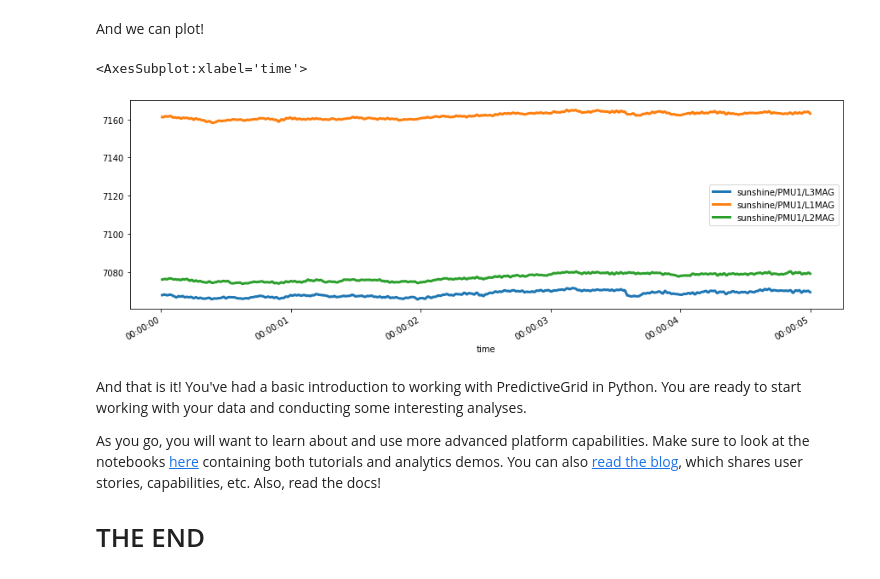
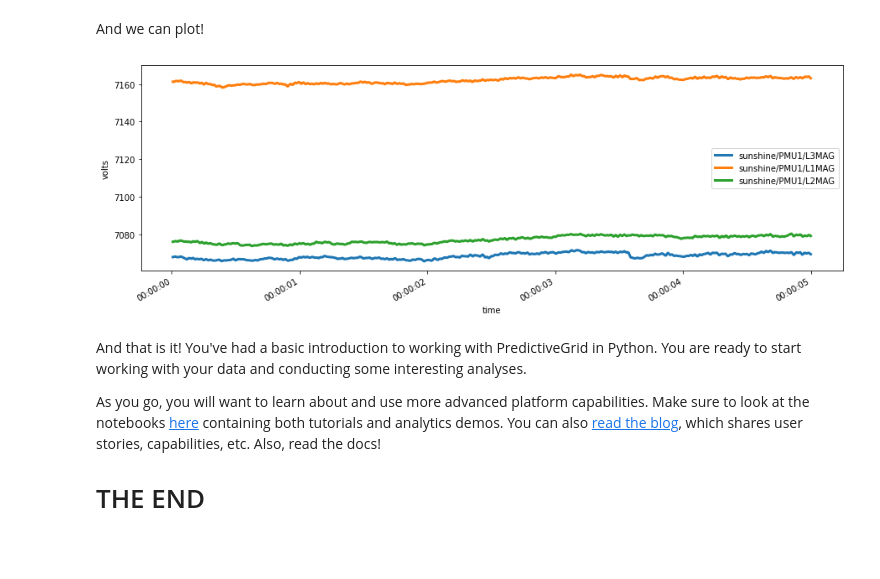
Before and after one commit to PingThingsIO/ni4ai-notebooks, a Jupyter notebook: tutorials/0 - Quick Start Guide.ipynb, the cells around one changed output. Drawn from its saved outputs; the diff is of its cells as text; code cells hidden in the pictures; blank space fills up the shorter version.

```diff
--- a/tutorials/0 - Quick Start Guide.ipynb
+++ b/tutorials/0 - Quick Start Guide.ipynb
@@ -412,10 +416,9 @@ data.head()
 # %% [markdown]
 And we can plot!
 # %%
-data.plot(figsize=(15, 5), linewidth=3)
+data.plot(figsize=(15, 5), linewidth=3, ylabel='volts');
 # %% [output]
-<AxesSubplot:xlabel='time'>
-[figure, old version]
+[figure, new version]
 # %% [markdown]
 And that is it! You've had a basic introduction to working with PredictiveGrid in Python. You are ready to start working with your data and conducting some interesting analyses.
 
```
Also changed, not shown: parts of 10 cells of this notebook.
